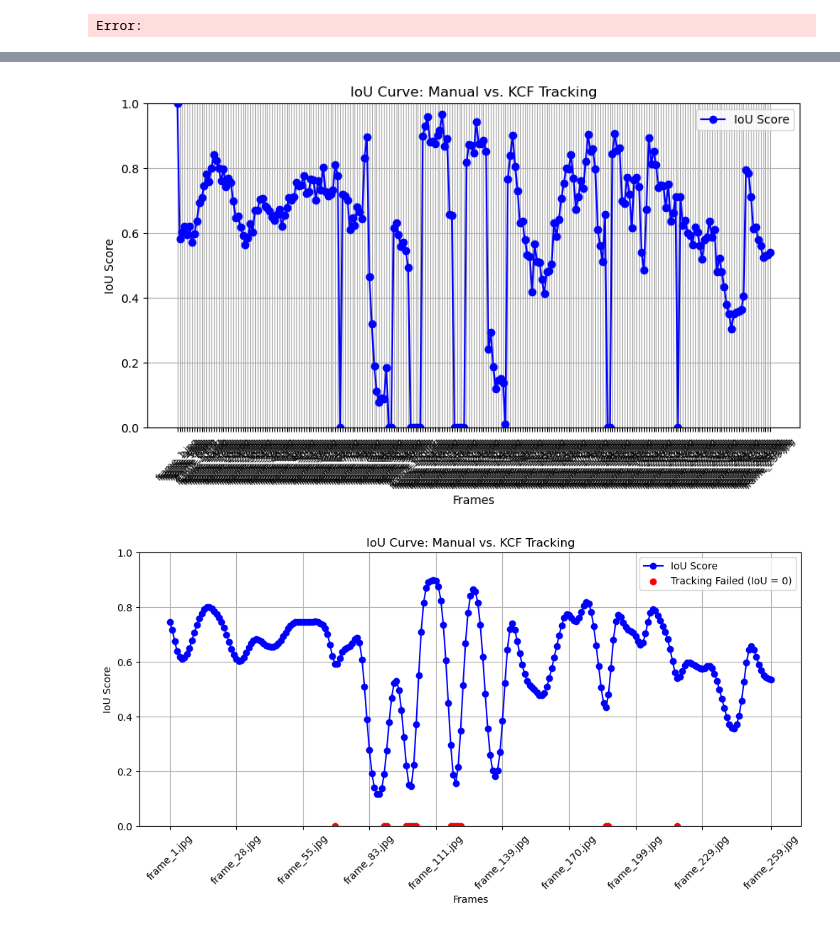
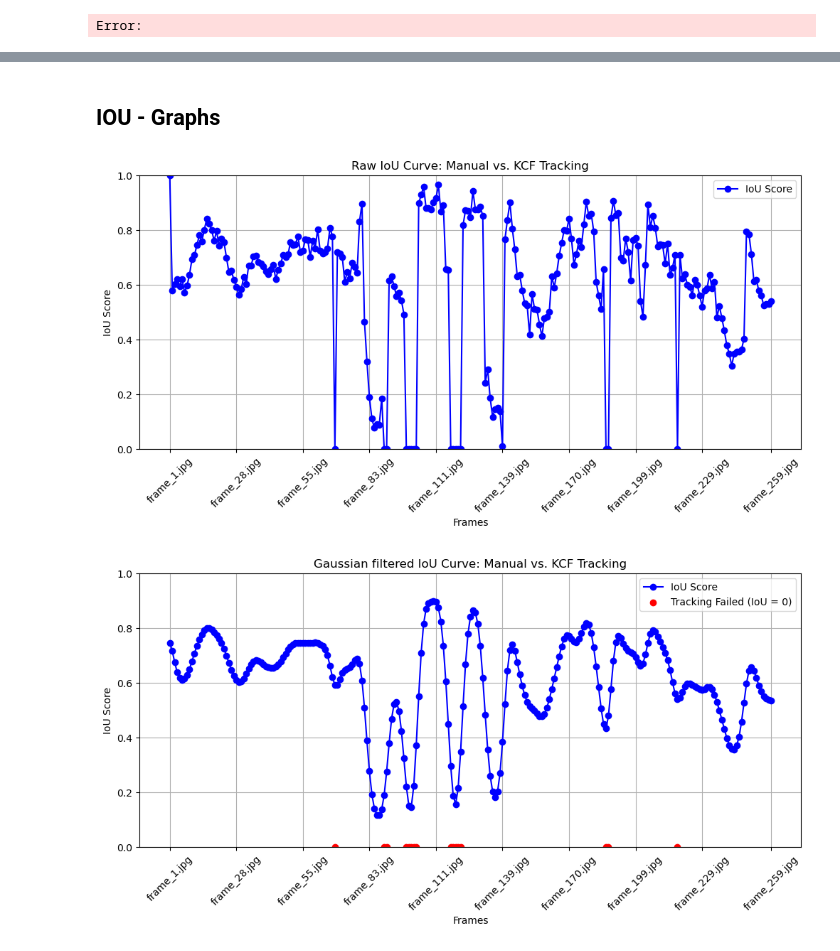
Before and after one commit to toutsos/CV-custom-detector-and-tracker, a Jupyter notebook: object_tracking.ipynb, the cells around one changed output, grey strips where cells are left out. Drawn from its saved outputs; the diff is of its cells as text; code cells hidden in the pictures.

Commit message:
format improvements

```diff
--- a/object_tracking.ipynb
+++ b/object_tracking.ipynb
@@ -660,4 +664,6 @@ cv2.waitKey(1)# Final cleanup
 -1
+# %% [markdown]
+## IOU - Graphs
 # %%
 from scipy.ndimage import gaussian_filter1d
 
@@ -728,44 +734,52 @@ for frame_name in manual_annotations.keys():  # Ensure sorted order
         iou_values.append(iou)
 
 # Plot IoU curve
-plt.figure(figsize=(10, 5))
+plt.figure(figsize=(12, 5))
 plt.plot(frames, iou_values, marker="o", linestyle="-", color="b", label="IoU Score")
+
+# Improve X-axis readability:
+num_labels = 10  # Adjust number of labels shown
+frame_indices = np.linspace(0, len(frames) - 1, num_labels, dtype=int)  # Select evenly spaced indices
+frame_labels = [frames[i] for i in frame_indices]  # Get corresponding frame names
+plt.xticks(frame_indices, frame_labels, rotation=45, fontsize=10)  # Display selected labels only
+
+
+# Labels & Titles
 plt.xlabel("Frames")
 plt.ylabel("IoU Score")
-plt.title("IoU Curve: Manual vs. KCF Tracking")
-plt.xticks(rotation=45, fontsize=8)
+plt.title("Raw IoU Curve: Manual vs. KCF Tracking")
 plt.ylim(0, 1)  # IoU values range from 0 to 1
 plt.grid(True)
 plt.legend()
 plt.show()
 
 
 # Apply Gaussian smoothing for a cleaner curve
 smoothed_iou = gaussian_filter1d(iou_values, sigma=2)
 
 plt.figure(figsize=(12, 5))
 
 # Plot IoU scores with a smoother curve
 plt.plot(frames, smoothed_iou, marker="o", linestyle="-", color="b", label="IoU Score")
 
 # Mark IoU = 0.0 points in red
 zero_iou_frames = [frames[i] for i, iou in enumerate(iou_values) if iou == 0.0]
 zero_iou_values = [0.0] * len(zero_iou_frames)
 plt.scatter(zero_iou_frames, zero_iou_values, color="red", label="Tracking Failed (IoU = 0)")
 
 # Improve X-axis readability:
 num_labels = 10  # Adjust based on how many labels you want to show
 frame_indices = np.linspace(0, len(frames) - 1, num_labels, dtype=int)  # Select evenly spaced frames
 plt.xticks([frames[i] for i in frame_indices], rotation=45, fontsize=10)  # Show only selected frames
 
 # Labels & Titles
 plt.xlabel("Frames")
 plt.ylabel("IoU Score")
-plt.title("IoU Curve: Manual vs. KCF Tracking")
+plt.title("Gaussian filtered IoU Curve: Manual vs. KCF Tracking")
 plt.ylim(0, 1)  # Keep IoU within [0,1]
 plt.grid(True)
 plt.legend()
 plt.show()
 # %% [output]
-[figure, old version]
+[figure, new version]
-[figure, old version]
+[figure, new version]
```
Also changed, not shown: parts of 14 cells of this notebook, 2 other files.
